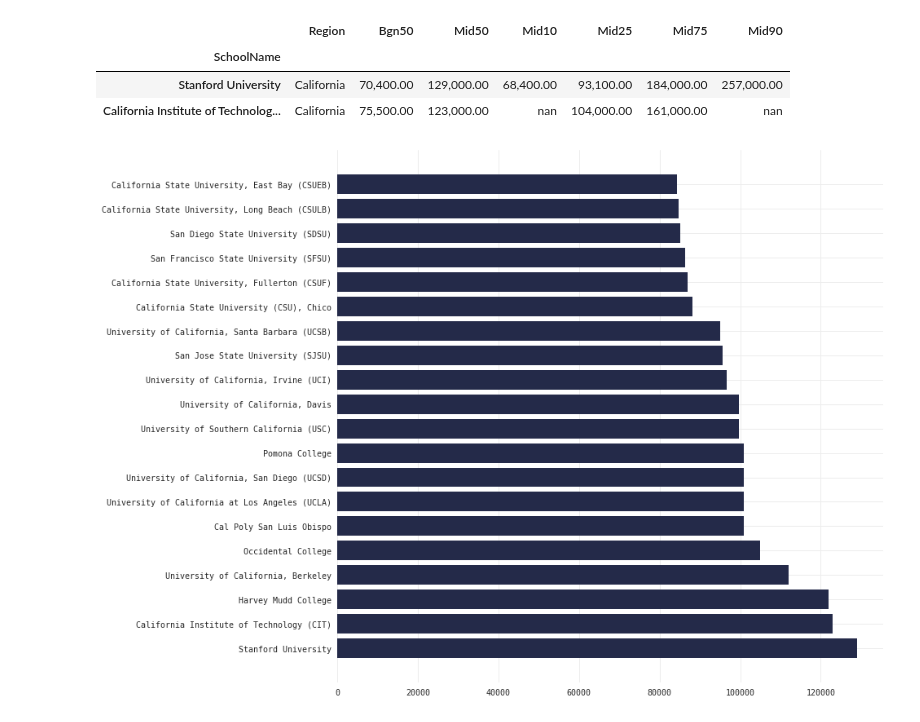
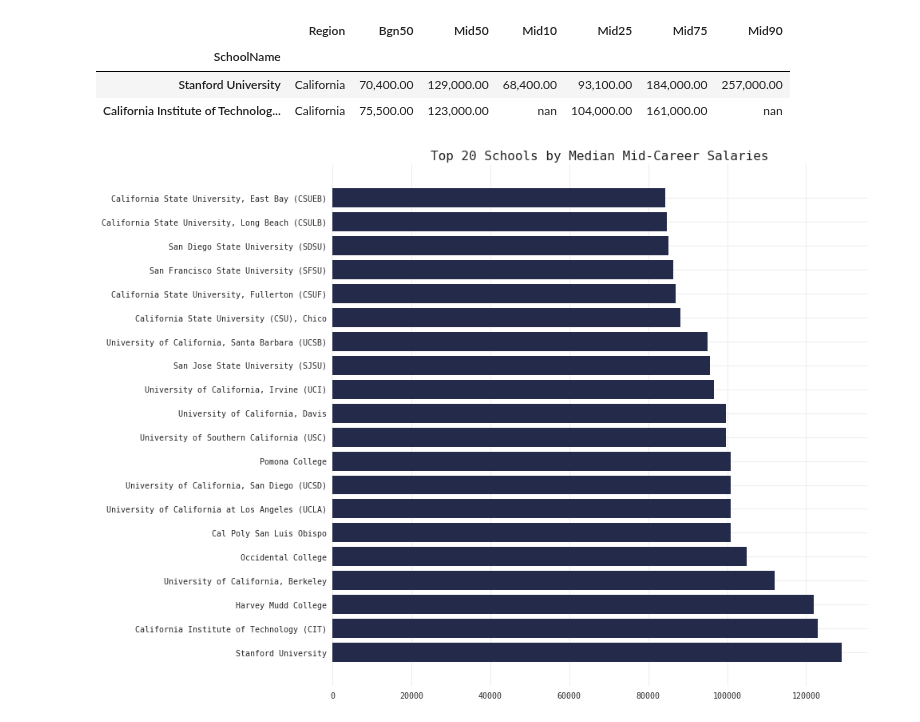
Before and after one commit to qu4ku/datasets-analysis, a Jupyter notebook: 002-collage-salaries.ipynb, the cells around one changed output. Cells and saved outputs as stored; diff of their text form; code cells hidden in the pictures.

```diff
--- a/002-collage-salaries.ipynb
+++ b/002-collage-salaries.ipynb
@@ -181,7 +186,8 @@ region_df.head(2)
 # %%
 top_range = 20
 plt.figure(figsize=(12, 12))
 plt.barh( range(top_range), region_df['Mid50'][:top_range].values, color=MC)
 plt.yticks(range(top_range), region_df['Mid50'][:top_range].index);
+plt.title('Top 20 Schools by Median Mid-Career Salaries');
 # %% [output]
-[figure, old version]
+[figure, new version]
```
Also changed, not shown: parts of 13 cells of this notebook.
